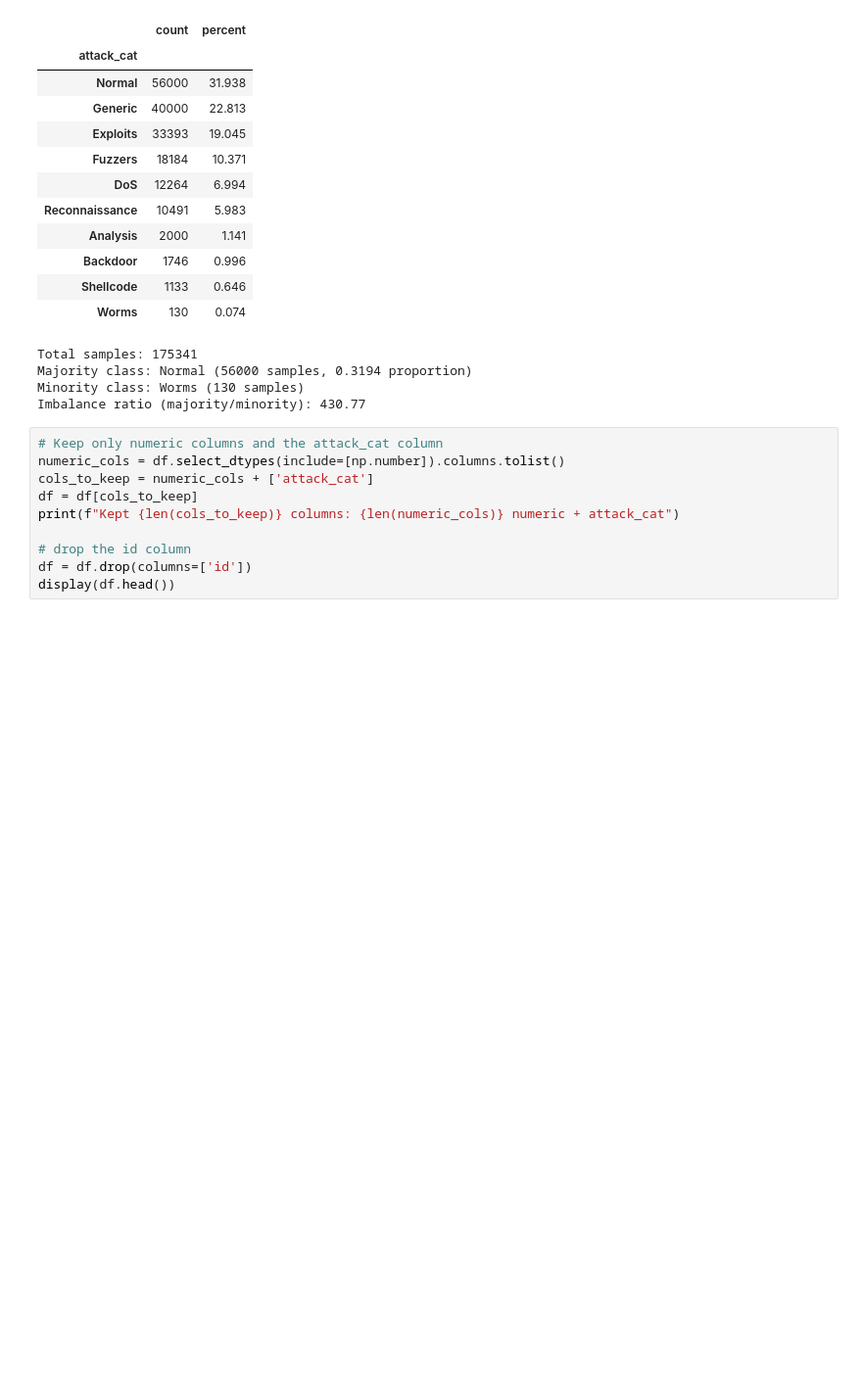
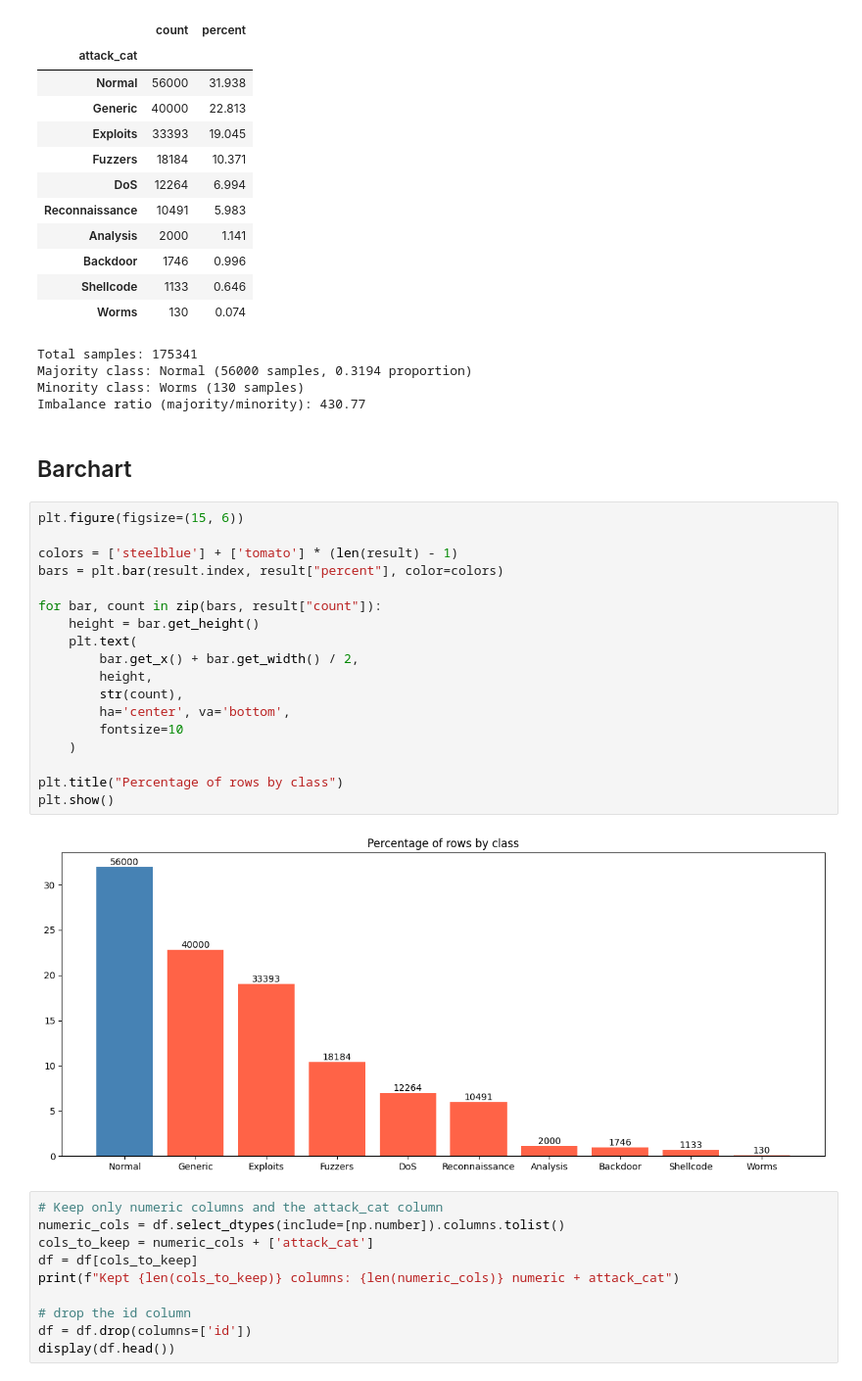
Before and after one commit to YancyLan/Imbalanced_data, a Jupyter notebook: Unbalanced_dataset.ipynb, the cells around one changed output. Shown at 98% size. Cells and saved outputs as stored; diff of their text form; blank space fills up the shorter version.

Commit message:
added barchart

```diff
--- a/Unbalanced_dataset.ipynb
+++ b/Unbalanced_dataset.ipynb
@@ -70,6 +70,28 @@ Total samples: 175341
 Majority class: Normal (56000 samples, 0.3194 proportion)
 Minority class: Worms (130 samples)
 Imbalance ratio (majority/minority): 430.77
+# %% [markdown]
+## Barchart
+# %%
+plt.figure(figsize=(15, 6))
+
+colors = ['steelblue'] + ['tomato'] * (len(result) - 1)
+bars = plt.bar(result.index, result["percent"], color=colors)
+
+for bar, count in zip(bars, result["count"]):
+    height = bar.get_height()
+    plt.text(
+        bar.get_x() + bar.get_width() / 2,
+        height,
+        str(count),
+        ha='center', va='bottom',
+        fontsize=10
+    )
+
+plt.title("Percentage of rows by class")
+plt.show()
+# %% [output]
+[figure, added]
 # %%
 # Keep only numeric columns and the attack_cat column
 numeric_cols = df.select_dtypes(include=[np.number]).columns.tolist()
```
